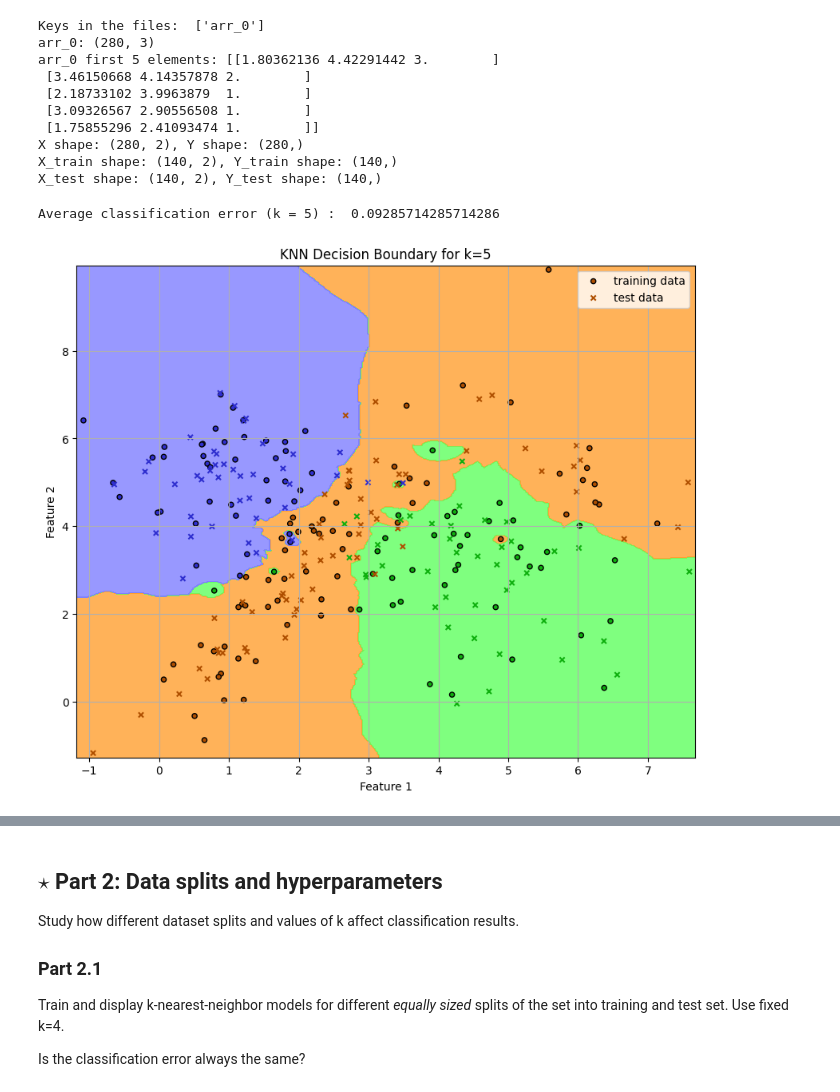
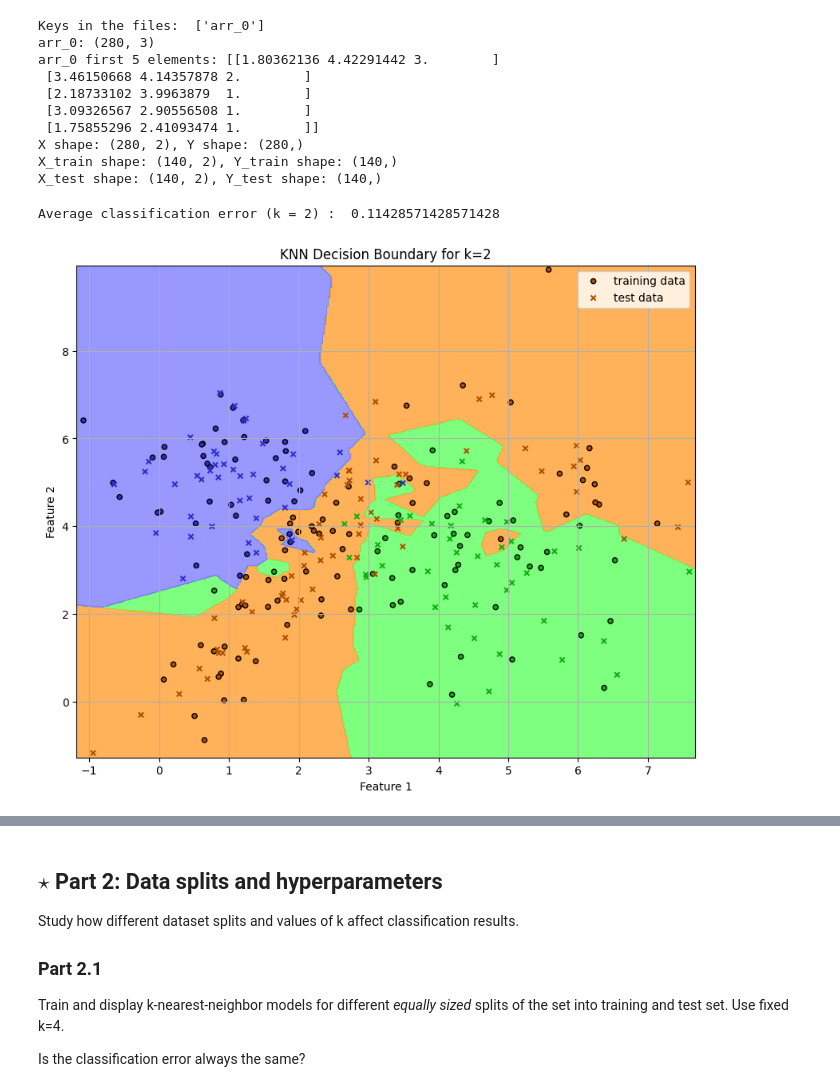
Before and after one commit to prxnav/spr-exercises, a Jupyter notebook: ex04_nonparametric_methods/ex4_nonparametric_methods.ipynb, the cells around one changed output, grey strips where cells are left out. Saved outputs shown, nothing was run; the diff lists cells and outputs as text; code cells hidden in the pictures.

```diff
--- a/ex04_nonparametric_methods/ex4_nonparametric_methods.ipynb
+++ b/ex04_nonparametric_methods/ex4_nonparametric_methods.ipynb
@@ -87,8 +87,8 @@ def plot_k_neighbors(k, data_train, data_test, classifier=KNeighborsClassifier):
     """
     # START TODO ################
 
-    X_train , Y_train = data_train
-    X_test, Y_test = data_test
+    data_train = (X_train, Y_train)
+    data_test = (X_test, Y_test)
 
     neigh = KNeighborsClassifier(k, weights='distance', algorithm = 'auto')
     neigh.fit(X_train, Y_train)
@@ -115,36 +115,36 @@ def plot_k_neighbors(k, data_train, data_test, classifier=KNeighborsClassifier):
     #Creating the meshgrid
 
     grid_size = 0.02
     x_range_grid = np.arange(x_min, x_max, grid_size)
     y_range_grid = np.arange(y_min, y_max, grid_size)
 
     xx , yy = np.meshgrid(x_range_grid, y_range_grid)
     X_grid_flat = np.column_stack((xx.ravel(), yy.ravel()))
 
     #make predictions
     Z_flat_predictions = neigh.predict(X_grid_flat)
     Z_reshaped = Z_flat_predictions.reshape(xx.shape)
 
     plt.figure(figsize=(10,8))
     plt.contourf(xx, yy, Z_reshaped, cmap = cmap_light, alpha = 0.8)
 
     plt.scatter(X_train[: , 0], X_train[: , 1], c = Y_train, cmap = cmap_bold, edgecolor = 'k', s = 20, label = 'training data', marker = 'o')
     plt.scatter(X_test[: , 0] , X_test[: , 1], c = Y_test, cmap = cmap_bold, edgecolor = 'k', s = 20, label = 'test data', marker = 'x')
 
     plt.xlabel('Feature 1')
     plt.ylabel('Feature 2')
 
     plt.title(f'KNN Decision Boundary for k={k}')
     plt.legend()
     plt.grid(True)
     plt.show()
 
     # END TODO ################
 
-plot_k_neighbors(5, data_train, data_test)
+plot_k_neighbors(2, data_train, data_test)
 # %% [output]
-Average classification error (k = 5) :  0.09285714285714286
+Average classification error (k = 2) :  0.11428571428571428
-[figure, old version]
+[figure, new version]
 # %%
 # test for different values of K
 for k in range(1, 8):
```
Also changed, not shown: parts of 4 cells of this notebook.
